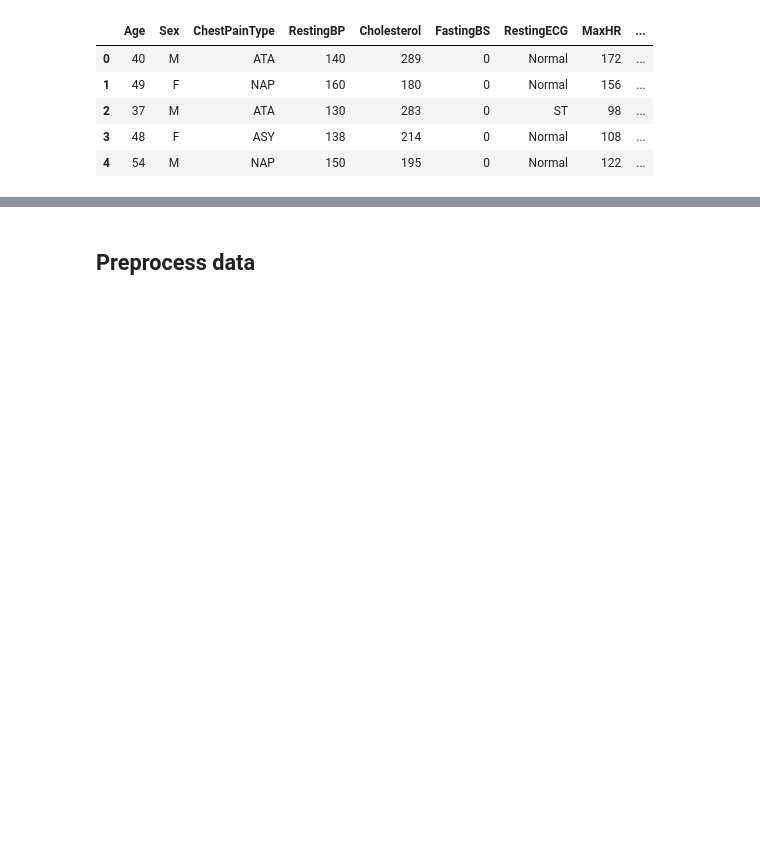
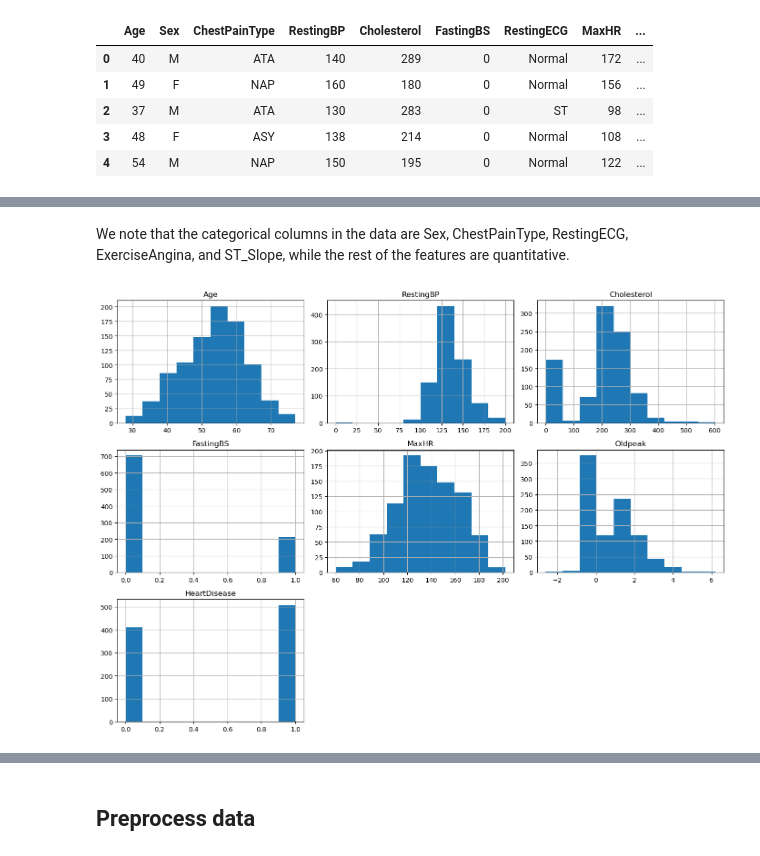
Before and after one commit to UCB-stat-159-s23/project-Group21, a Jupyter notebook: main.ipynb, the cells around one changed output, grey strips where cells are left out. Cells and saved outputs as stored; diff of their text form; code cells hidden in the pictures; blank space fills up the shorter version.

```diff
--- a/main.ipynb
+++ b/main.ipynb
@@ -31,0 +53,7 @@ from analysis import utils
+# %% [markdown]
+We note that the categorical columns in the data are Sex, ChestPainType, RestingECG, ExerciseAngina, and ST_Slope, while the rest of the features are quantitative.
+# %%
+raw_data.hist(figsize=(14, 10))
+plt.tight_layout()
+# %% [output]
+[figure, added]
```
Also changed, not shown: parts of 10 cells of this notebook.
